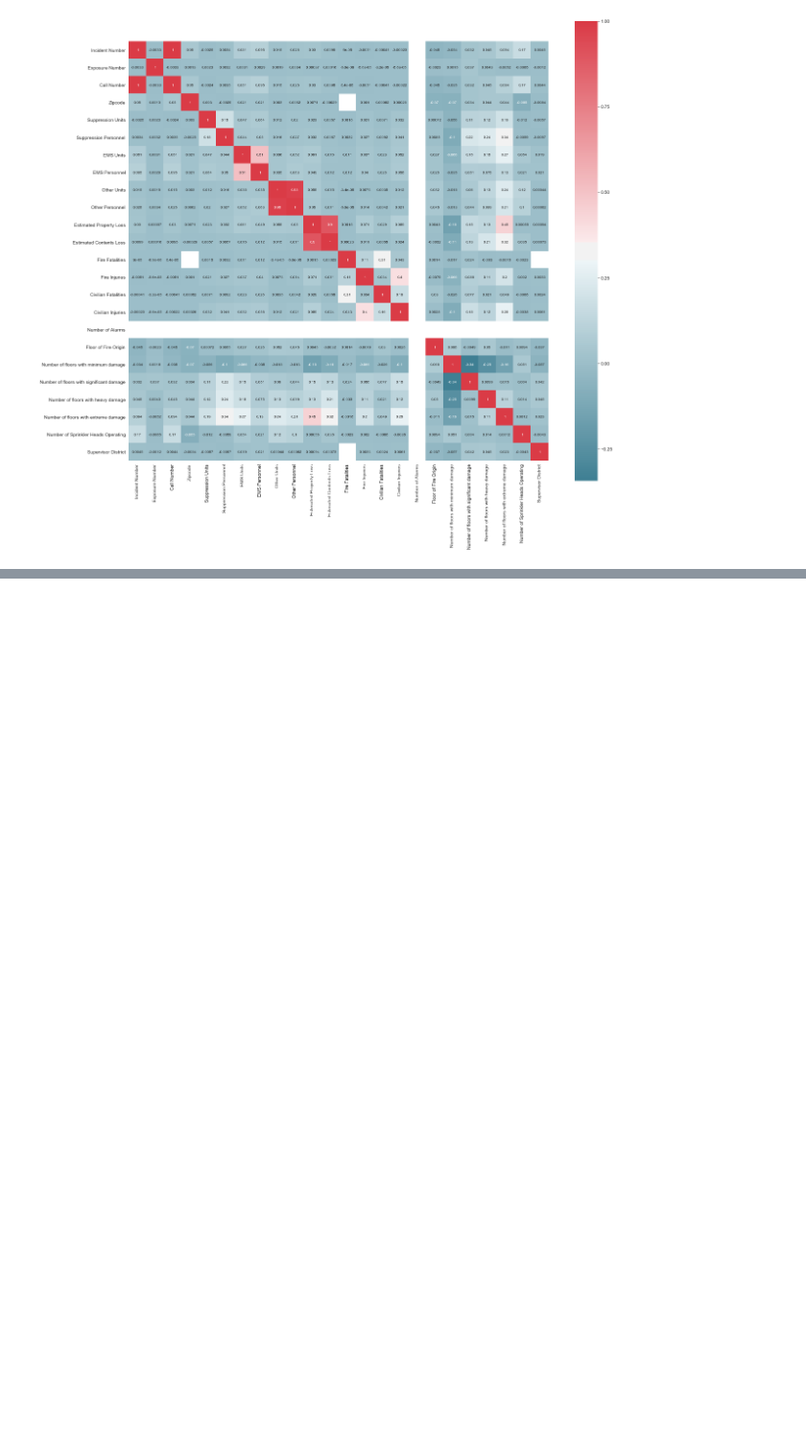
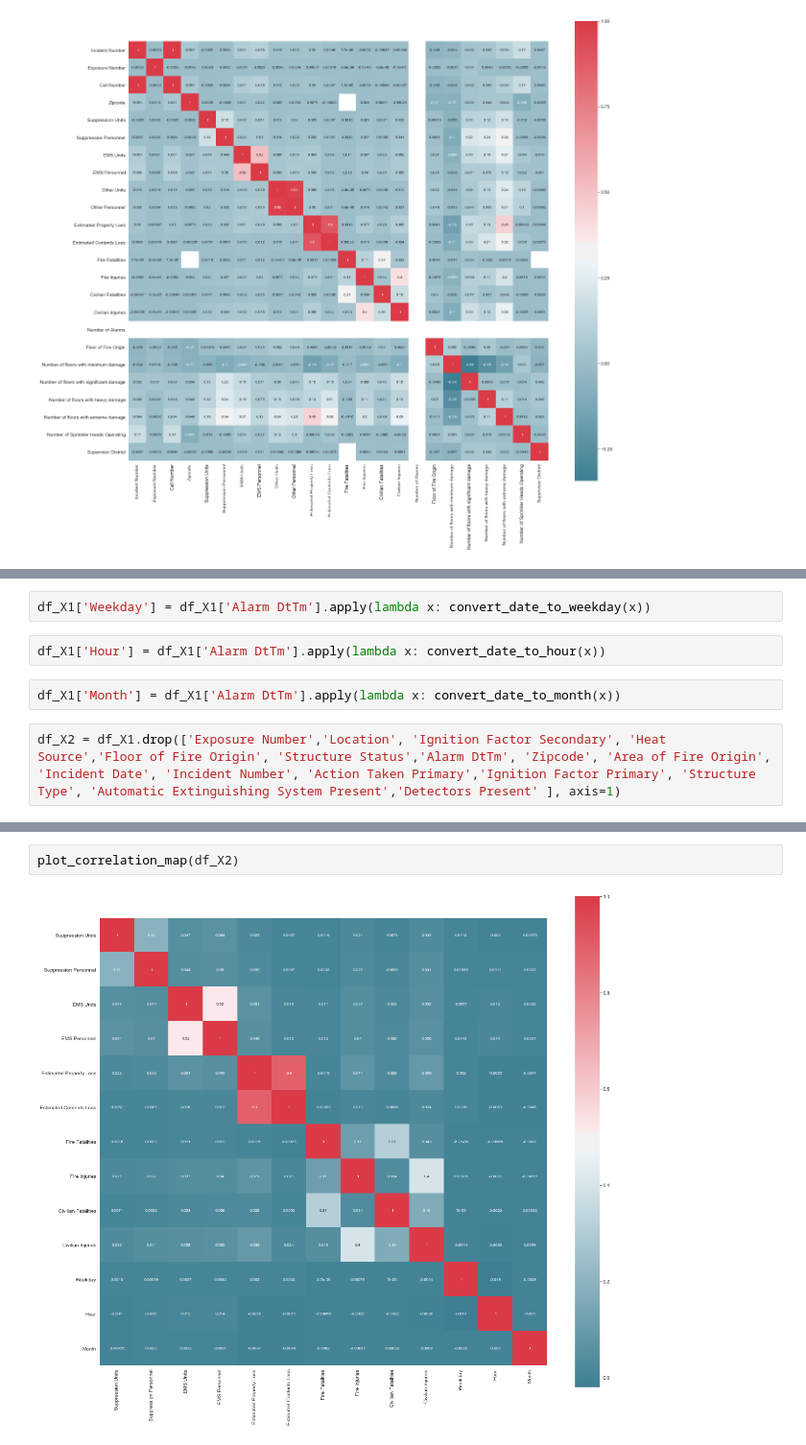
Before and after one commit to arkil/San_Francisco_Fire_Dataset_Analysis, a Jupyter notebook: PreprocessingStep.ipynb, the cells around one changed output, grey strips where cells are left out. Shown at 96% size. Drawn from its saved outputs; the diff is of its cells as text; blank space fills up the shorter version.

```diff
--- a/PreprocessingStep.ipynb
+++ b/PreprocessingStep.ipynb
@@ -413,0 +428,8 @@ plot_correlation_map(read_df)
+# %%
+df_X1['Weekday'] = df_X1['Alarm DtTm'].apply(lambda x: convert_date_to_weekday(x))
+# %%
+df_X1['Hour'] = df_X1['Alarm DtTm'].apply(lambda x: convert_date_to_hour(x))
+# %%
+df_X1['Month'] = df_X1['Alarm DtTm'].apply(lambda x: convert_date_to_month(x))
+# %%
+df_X2 = df_X1.drop(['Exposure Number','Location', 'Ignition Factor Secondary', 'Heat Source','Floor of Fire Origin', 'Structure Status','Alarm DtTm', 'Zipcode', 'Area of Fire Origin', 'Incident Date', 'Incident Number', 'Action Taken Primary','Ignition Factor Primary', 'Structure Type', 'Automatic Extinguishing System Present','Detectors Present' ], axis=1)
@@ -413,0 +472,4 @@ plot_correlation_map(read_df)
+# %%
+plot_correlation_map(df_X2)
+# %% [output]
+[figure, added]
```
Also changed, not shown: parts of 28 cells of this notebook.
